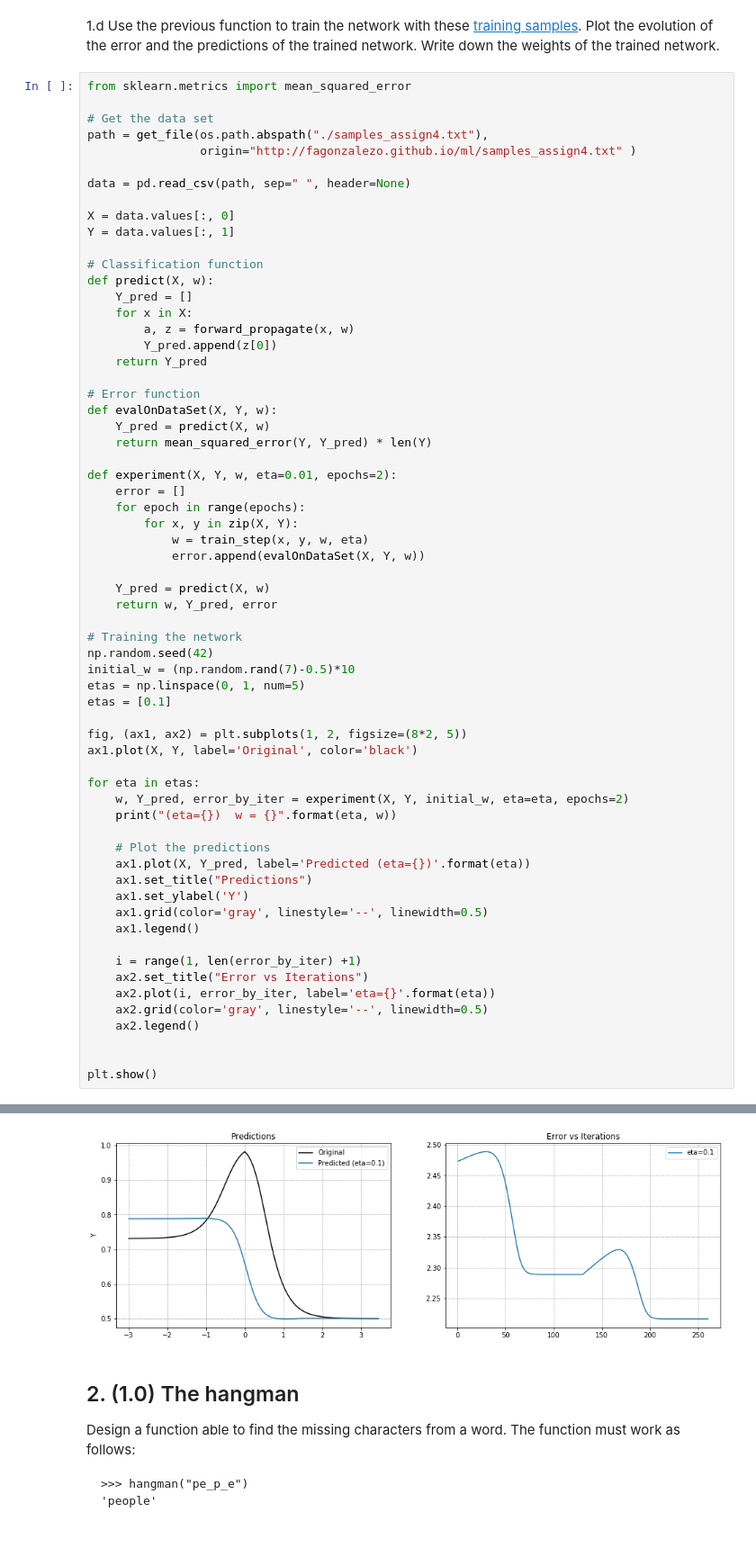
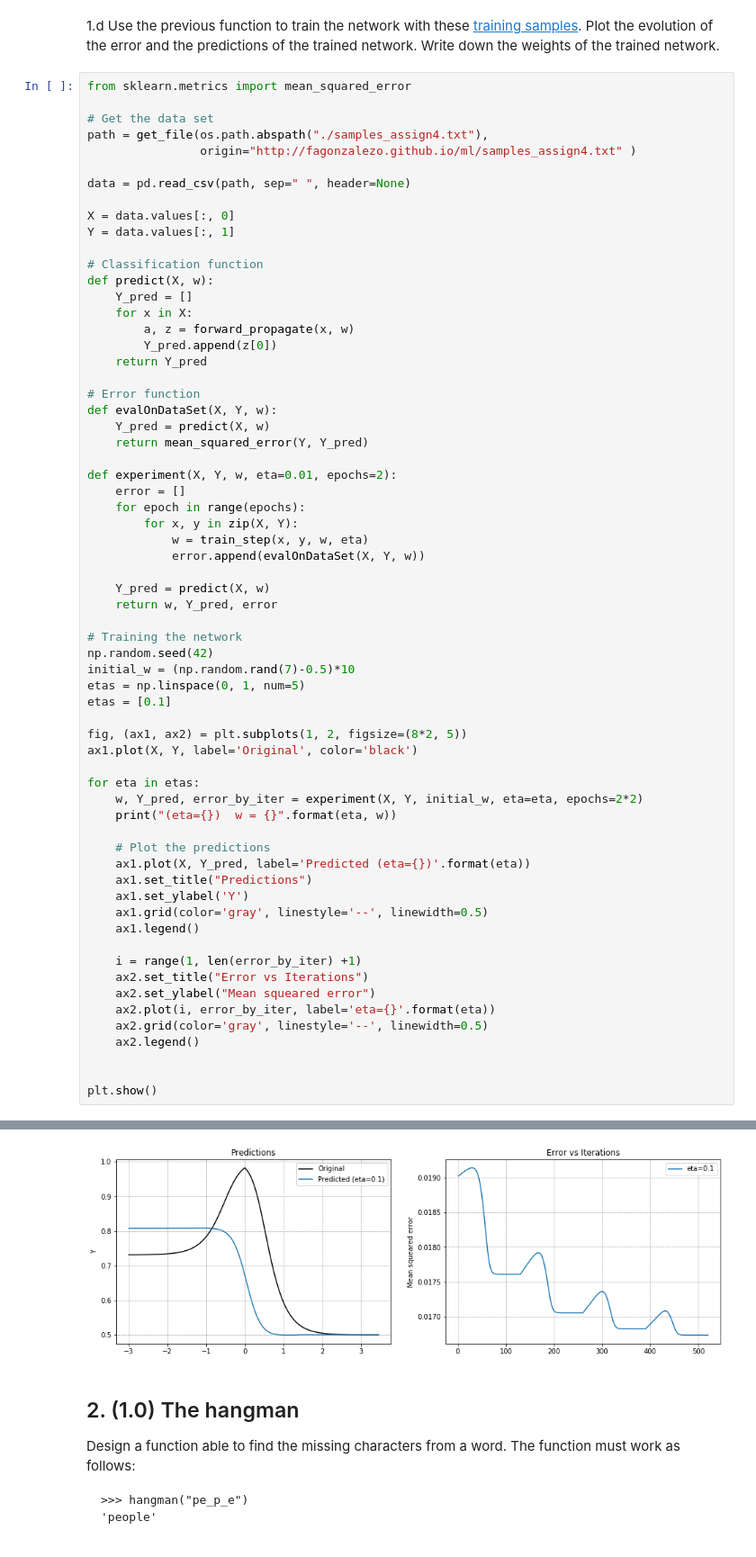
Before and after one commit to ingJSNA/machineLearning2018, a Jupyter notebook: assign4/ml-assign4-jsnavarroa.ipynb, the cells around one changed output, grey strips where cells are left out. Shown at 90% size. Drawn from its saved outputs; the diff is of its cells as text.

```diff
--- a/assign4/ml-assign4-jsnavarroa.ipynb
+++ b/assign4/ml-assign4-jsnavarroa.ipynb
@@ -230,7 +230,7 @@ def predict(X, w):
 # Error function
 def evalOnDataSet(X, Y, w):
     Y_pred = predict(X, w)
-    return mean_squared_error(Y, Y_pred) * len(Y)
+    return mean_squared_error(Y, Y_pred)
 
 def experiment(X, Y, w, eta=0.01, epochs=2):
     error = []
@@ -252,7 +252,7 @@ fig, (ax1, ax2) = plt.subplots(1, 2, figsize=(8*2, 5))
 ax1.plot(X, Y, label='Original', color='black')
 
 for eta in etas:
-    w, Y_pred, error_by_iter = experiment(X, Y, initial_w, eta=eta, epochs=2)
+    w, Y_pred, error_by_iter = experiment(X, Y, initial_w, eta=eta, epochs=2*2)
     print("(eta={})  w = {}".format(eta, w))
 
     # Plot the predictions
@@ -264,6 +264,7 @@ for eta in etas:
 
     i = range(1, len(error_by_iter) +1)
     ax2.set_title("Error vs Iterations")
+    ax2.set_ylabel("Mean squeared error")
     ax2.plot(i, error_by_iter, label='eta={}'.format(eta))
     ax2.grid(color='gray', linestyle='--', linewidth=0.5)
     ax2.legend()
@@ -276,4 +277,4 @@ plt.show()
-[figure, old version]
+[figure, new version]
 # %% [markdown]
 ## 2. (1.0) The hangman
 
```
Also changed, not shown: parts of 1 cell of this notebook, 5 other files.
